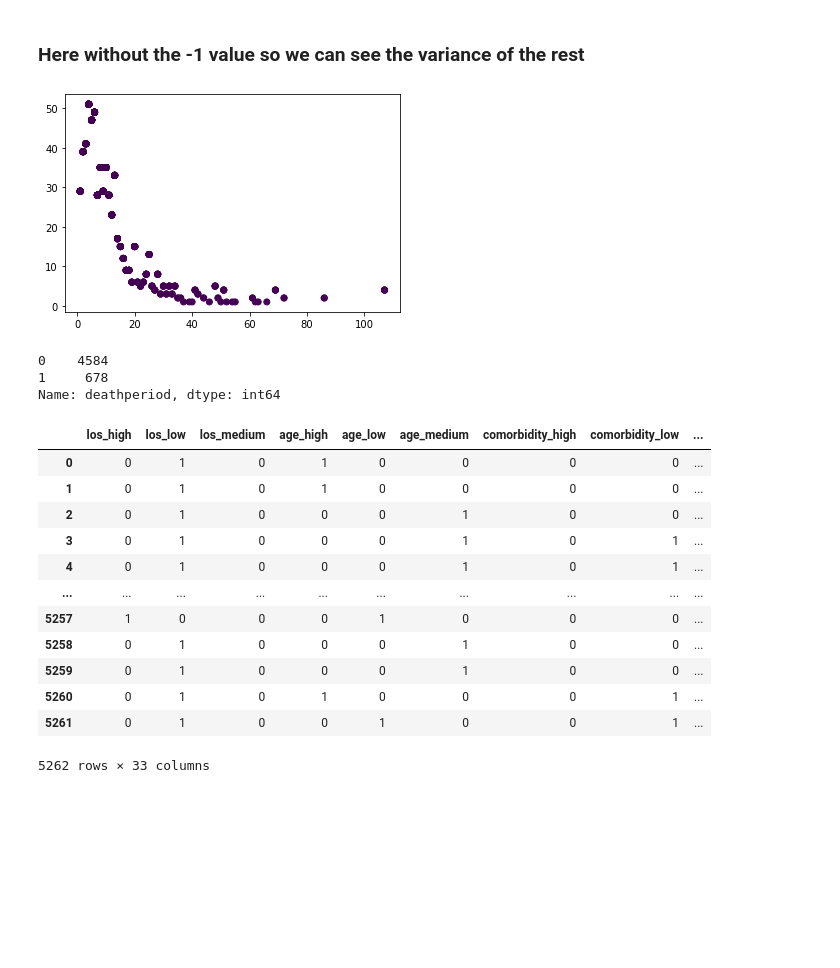
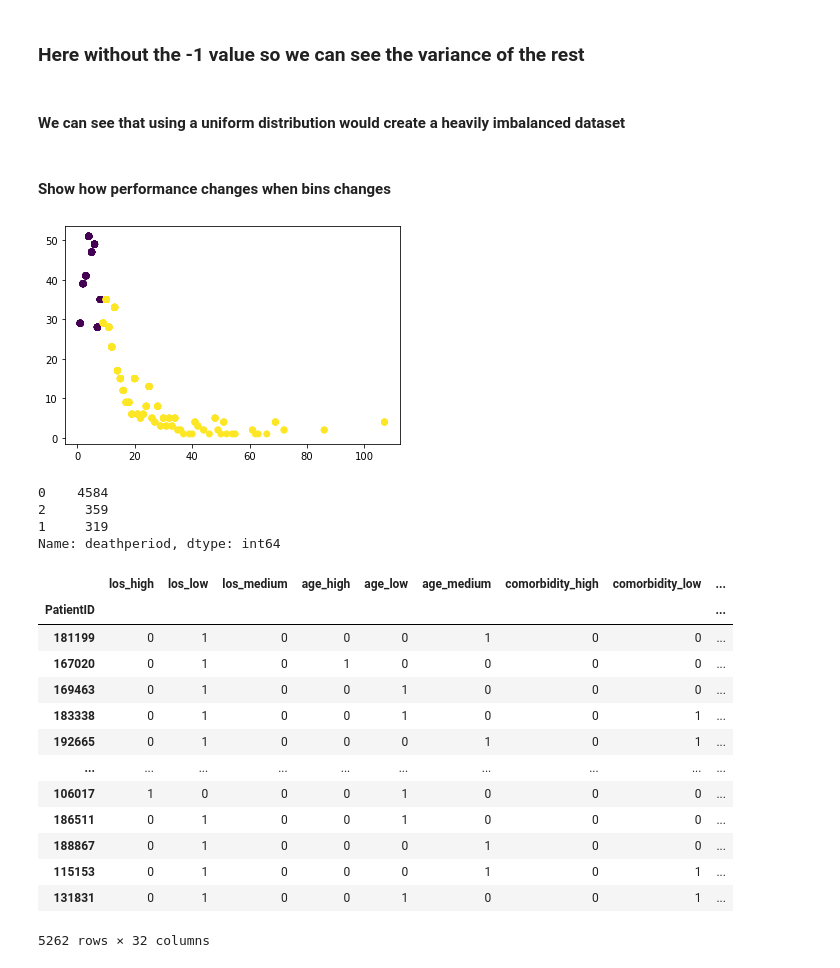
Before and after one commit to BenMarkFrost/LEN_Individual_Project, a Jupyter notebook: Static/staticCategorisation.ipynb, the cells around one changed output. Saved outputs shown, nothing was run; the diff lists cells and outputs as text; code cells hidden in the pictures; blank space fills up the shorter version.

Commit message:
Fixing class imbalance in training

```diff
--- a/Static/staticCategorisation.ipynb
+++ b/Static/staticCategorisation.ipynb
@@ -347,4 +347,4 @@ plt.show()
 # %% [output]
 [figure]
 # %%
-targetCategorisedDF = targetDF['deathperiod'].apply(lambda x: 1 if x > -1 else 0)
+targetDF['deathperiod'] = targetDF['deathperiod'].apply(lambda x: x if x > -1 else -1)
@@ -366,3 +351,3 @@ Name: deathperiod, Length: 5262, dtype: int64
 # %%
-# targetDiedDF = F[targetDF['deathperiod'] > -1]
-# targetNoDeathDF = targettargetDDF[targetDF['deathperiod'] == -1].apply(lambda x: x+1.0)
+targetDiedDF = targetDF[targetDF['deathperiod'] > -1]
+targetNoDeathDF = targetDF[targetDF['deathperiod'] == -1].apply(lambda x: x+1.0)
@@ -373,11 +362,11 @@ Name: deathperiod, Length: 5262, dtype: int64
 # %%
-# bins = 3
+bins = 2
 
-# est = KBinsDiscretizer(n_bins=bins, encode='ordinal', strategy='quantile')
-# targetCategorisedDF = pd.DataFrame(data=est.fit_transform(targetDiedDF), columns=['deathperiod'])
+est = KBinsDiscretizer(n_bins=bins, encode='ordinal', strategy='quantile')
+targetCategorisedDF = pd.DataFrame(data=est.fit_transform(targetDiedDF), columns=['deathperiod'])
 
-# targetCategorisedDF['deathperiod'] = targetCategorisedDF['deathperiod'].apply(lambda x: x + 1)
+targetCategorisedDF['deathperiod'] = targetCategorisedDF['deathperiod'].apply(lambda x: x + 1)
 
-# targetCategorisedDF.set_index(targetDiedDF.index, inplace=True)
+targetCategorisedDF.set_index(targetDiedDF.index, inplace=True)
 
-# targetCategorisedDF.head()
+targetCategorisedDF.head()
@@ -386,11 +389,11 @@ Name: deathperiod, Length: 5262, dtype: int64
 # %%
-# combinedTargetDF = pd.concat([targetCategorisedDF, targetNoDeathDF], axis=1)
+combinedTargetDF = targetCategorisedDF.merge(targetNoDeathDF, how='outer', left_index=True, right_index=True).rename(columns={'deathperiod_x': 'deathperiod'})
 
-# withDeath = combinedTargetDF.iloc[:,0]
-# noDeath = combinedTargetDF.iloc[:,1]
+withDeath = combinedTargetDF.iloc[:,0]
+noDeath = combinedTargetDF.iloc[:,1]
 
-# newTargetDF = withDeath.fillna(noDeath)
+newTargetDF = withDeath.fillna(noDeath)
 
-# newTargetDF = newTargetDF.astype(np.int64)
+newTargetDF = newTargetDF.astype(np.int64)
 
-# newTargetDF.value_counts()
+newTargetDF
@@ -402,15 +475,20 @@ plt.show()
 # %% [markdown]
 ### Here without the -1 value so we can see the variance of the rest
+# %% [markdown]
+#### We can see that using a uniform distribution would create a heavily imbalanced dataset
+# %% [markdown]
+#### Show how performance changes when bins changes
 # %%
 tempDF = targetDF[targetDF['deathperiod'] > -1]
 
-plt.scatter(tempDF['deathperiod'], tempDF['deathperiod'].map(tempDF['deathperiod'].value_counts()), c=targetCategorisedDF[targetCategorisedDF> 0])
+plt.scatter(tempDF['deathperiod'], tempDF['deathperiod'].map(tempDF['deathperiod'].value_counts()), c=newTargetDF[newTargetDF> 0])
 plt.show()
 # %% [output]
-[figure, old version]
+[figure, new version]
 # %%
-targetCategorisedDF.value_counts()
+newTargetDF.value_counts()
 # %% [output]
 0    4584
-1     678
+2     359
+1     319
 Name: deathperiod, dtype: int64
@@ -493,25 +569,28 @@ def convertFeaturesToColumnNames(explanation, columns):
 # %%
 mapped = cat.categorizationTypes['agglomerative']
 
-mapped['deathperiod'] = stackedTargetDF
+mapped['deathperiod'] = newTargetDF
 
 mapped['PatientID'] = ids
 
+mapped = mapped.set_index('PatientID')
+
 mapped
 # %% [output]
 |  | los_high | los_low | los_medium | age_high | age_low | age_medium | comorbidity_high | comorbidity_low | ... |
-| 0 | 0 | 1 | 0 | 1 | 0 | 0 | 0 | 0 | ... |
-| 1 | 0 | 1 | 0 | 1 | 0 | 0 | 0 | 0 | ... |
-| 2 | 0 | 1 | 0 | 0 | 0 | 1 | 0 | 0 | ... |
-| 3 | 0 | 1 | 0 | 0 | 0 | 1 | 0 | 1 | ... |
-| 4 | 0 | 1 | 0 | 0 | 0 | 1 | 0 | 1 | ... |
+| PatientID |  |  |  |  |  |  |  |  | ... |
+| 181199 | 0 | 1 | 0 | 0 | 0 | 1 | 0 | 0 | ... |
+| 167020 | 0 | 1 | 0 | 1 | 0 | 0 | 0 | 0 | ... |
+| 169463 | 0 | 1 | 0 | 0 | 1 | 0 | 0 | 0 | ... |
+| 183338 | 0 | 1 | 0 | 0 | 1 | 0 | 0 | 1 | ... |
+| 192665 | 0 | 1 | 0 | 0 | 0 | 1 | 0 | 1 | ... |
 | ... | ... | ... | ... | ... | ... | ... | ... | ... | ... |
-| 5257 | 1 | 0 | 0 | 0 | 1 | 0 | 0 | 0 | ... |
-| 5258 | 0 | 1 | 0 | 0 | 0 | 1 | 0 | 0 | ... |
-| 5259 | 0 | 1 | 0 | 0 | 0 | 1 | 0 | 0 | ... |
-| 5260 | 0 | 1 | 0 | 1 | 0 | 0 | 0 | 1 | ... |
-| 5261 | 0 | 1 | 0 | 0 | 1 | 0 | 0 | 1 | ... |
+| 106017 | 1 | 0 | 0 | 0 | 1 | 0 | 0 | 0 | ... |
+| 186511 | 0 | 1 | 0 | 0 | 1 | 0 | 0 | 0 | ... |
+| 188867 | 0 | 1 | 0 | 0 | 0 | 1 | 0 | 0 | ... |
+| 115153 | 0 | 1 | 0 | 0 | 0 | 1 | 0 | 1 | ... |
+| 131831 | 0 | 1 | 0 | 0 | 1 | 0 | 0 | 1 | ... |
-5262 rows × 33 columns
+5262 rows × 32 columns
 # %%
 dataname = "staticData.csv"
 
```
Also changed, not shown: parts of 22 cells of this notebook, 4 other files.
